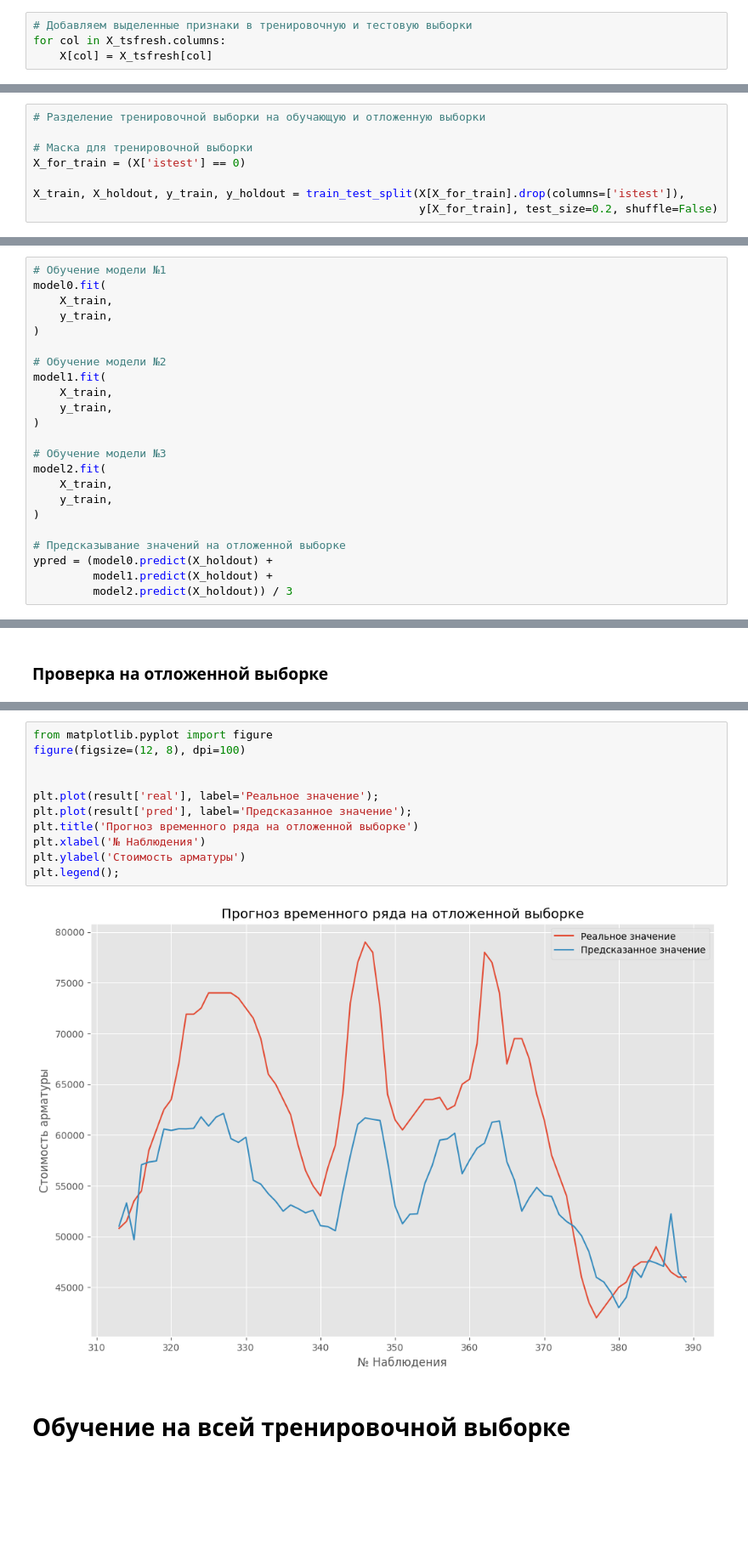
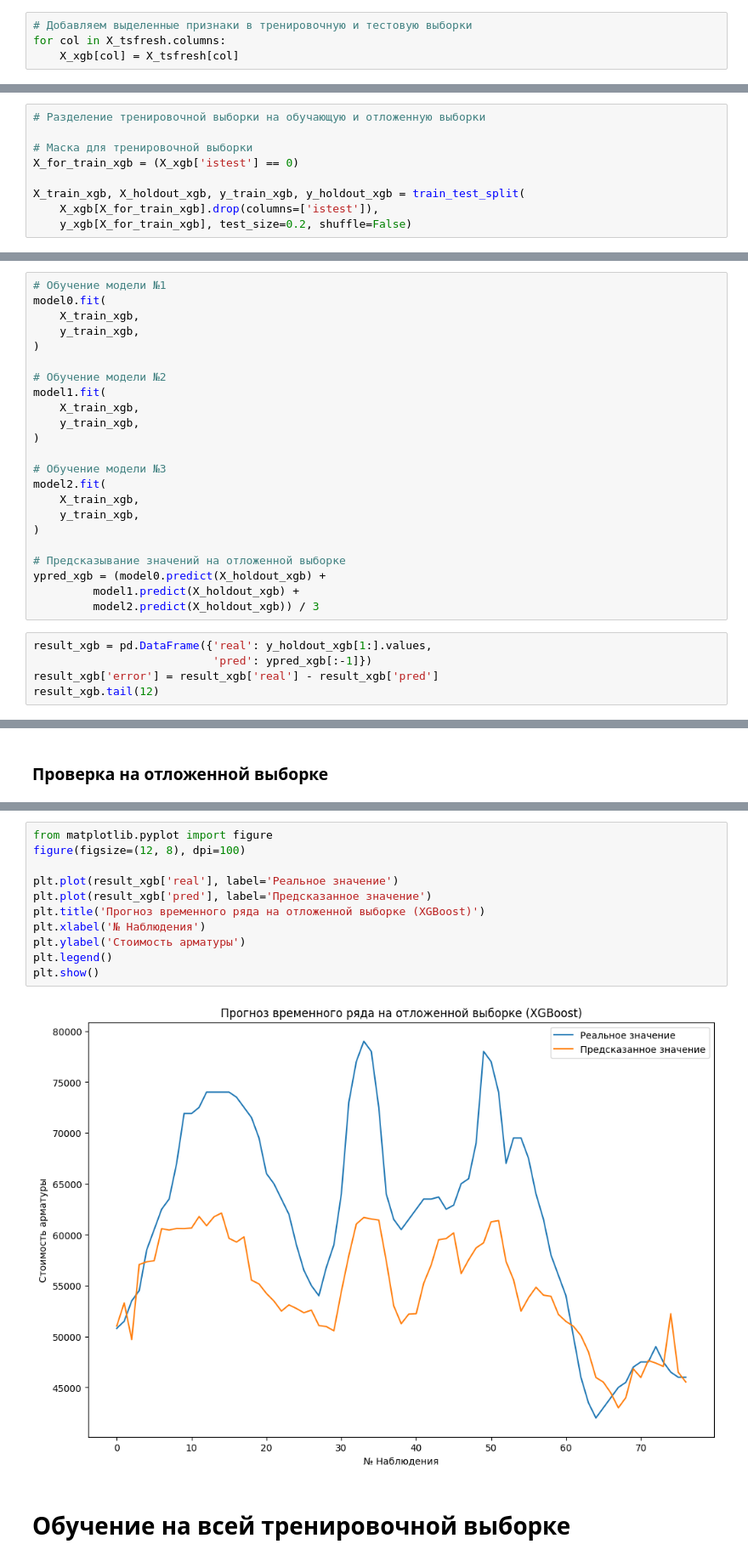
Before and after one commit to AnimeshnikLeon/int-3, a Jupyter notebook: train.ipynb, the cells around one changed output, grey strips where cells are left out. Shown at 85% size. Drawn from its saved outputs; the diff is of its cells as text; blank space fills up the shorter version.

```diff
--- a/train.ipynb
+++ b/train.ipynb
@@ -228,5 +211,5 @@ y = y.reset_index(drop=True)
 # %%
 # Добавляем выделенные признаки в тренировочную и тестовую выборки
 for col in X_tsfresh.columns:
-    X[col] = X_tsfresh[col]
+    X_xgb[col] = X_tsfresh[col]
 # %%
@@ -251,10 +235,11 @@ X.head(12)
 # Разделение тренировочной выборки на обучающую и отложенную выборки
 
 # Маска для тренировочной выборки
-X_for_train = (X['istest'] == 0)
+X_for_train_xgb = (X_xgb['istest'] == 0)
 
-X_train, X_holdout, y_train, y_holdout = train_test_split(X[X_for_train].drop(columns=['istest']),
-                                                          y[X_for_train], test_size=0.2, shuffle=False)
+X_train_xgb, X_holdout_xgb, y_train_xgb, y_holdout_xgb = train_test_split(
+    X_xgb[X_for_train_xgb].drop(columns=['istest']),
+    y_xgb[X_for_train_xgb], test_size=0.2, shuffle=False)
 # %%
 params = {
     'tree_method': "hist",
@@ -288,23 +273,28 @@ model2 = xgb.XGBRegressor(
 # %%
 # Обучение модели №1
 model0.fit(
-    X_train,
-    y_train,
+    X_train_xgb,
+    y_train_xgb,
 )
 
 # Обучение модели №2
 model1.fit(
-    X_train,
-    y_train,
+    X_train_xgb,
+    y_train_xgb,
 )
 
 # Обучение модели №3
 model2.fit(
-    X_train,
-    y_train,
+    X_train_xgb,
+    y_train_xgb,
 )
 
 # Предсказывание значений на отложенной выборке
-ypred = (model0.predict(X_holdout) +
-         model1.predict(X_holdout) +
-         model2.predict(X_holdout)) / 3
+ypred_xgb = (model0.predict(X_holdout_xgb) +
+         model1.predict(X_holdout_xgb) +
+         model2.predict(X_holdout_xgb)) / 3
+# %%
+result_xgb = pd.DataFrame({'real': y_holdout_xgb[1:].values,
+                           'pred': ypred_xgb[:-1]})
+result_xgb['error'] = result_xgb['real'] - result_xgb['pred']
+result_xgb.tail(12)
@@ -339,15 +324,15 @@ MSE на holdout-выборке: 85541640.0
 # %%
 from matplotlib.pyplot import figure
 figure(figsize=(12, 8), dpi=100)
 
-
-plt.plot(result['real'], label='Реальное значение');
-plt.plot(result['pred'], label='Предсказанное значение');
-plt.title('Прогноз временного ряда на отложенной выборке')
+plt.plot(result_xgb['real'], label='Реальное значение')
+plt.plot(result_xgb['pred'], label='Предсказанное значение')
+plt.title('Прогноз временного ряда на отложенной выборке (XGBoost)')
 plt.xlabel('№ Наблюдения')
 plt.ylabel('Стоимость арматуры')
-plt.legend();
+plt.legend()
+plt.show()
 # %% [output]
-[figure, old version]
+[figure, new version]
 # %% [markdown]
 # Обучение на всей тренировочной выборке
```
Also changed, not shown: parts of 37 cells of this notebook.
